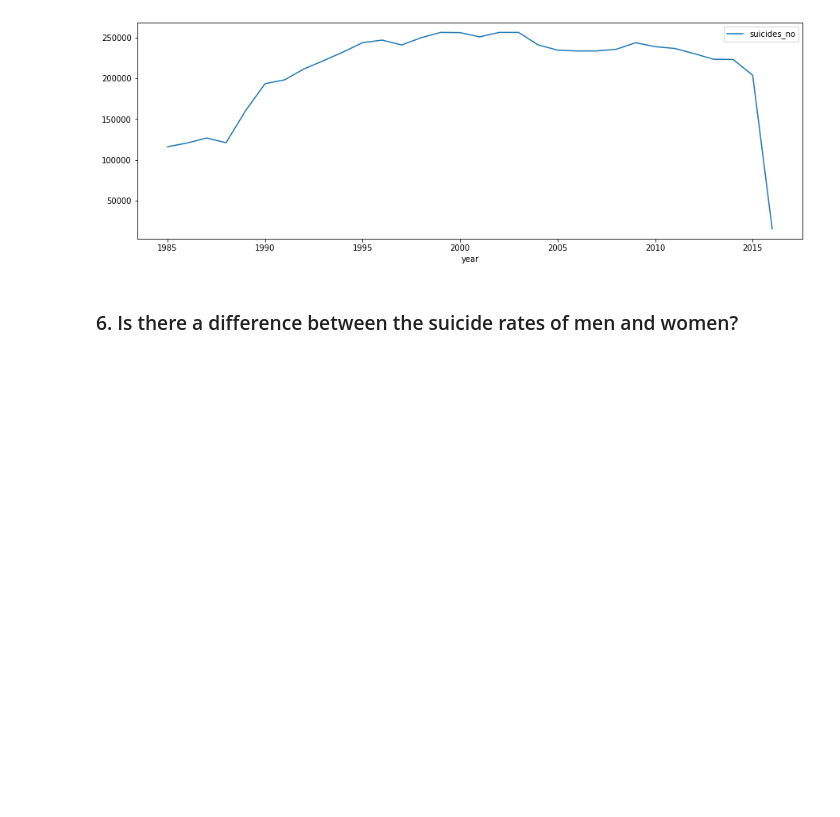
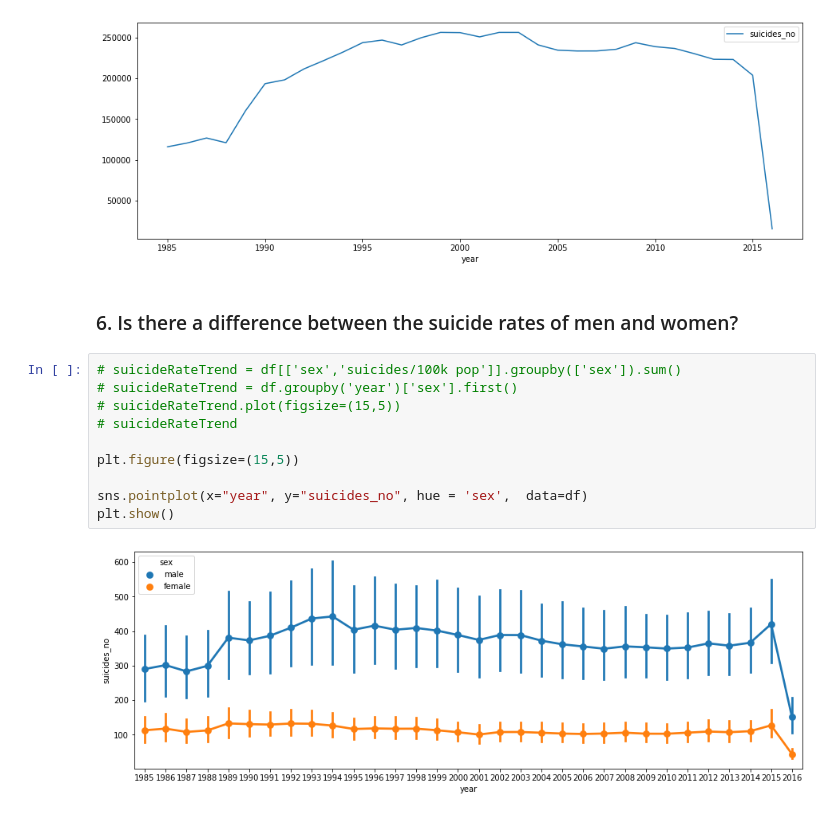
Before and after one commit to AlexHamn/suicide-rates-case-study, a Jupyter notebook: suicideRates.ipynb, the cells around one changed output. Saved outputs shown, nothing was run; the diff lists cells and outputs as text; blank space fills up the shorter version.

Commit message:
Suicide rate M vs F

```diff
--- a/suicideRates.ipynb
+++ b/suicideRates.ipynb
@@ -293,3 +293,15 @@ suicideRateTrend.plot(figsize=(15,5))
 [figure]
 # %% [markdown]
 ### 6. Is there a difference between the suicide rates of men and women?
+# %%
+# suicideRateTrend = df[['sex','suicides/100k pop']].groupby(['sex']).sum()
+# suicideRateTrend = df.groupby('year')['sex'].first()
+# suicideRateTrend.plot(figsize=(15,5))
+# suicideRateTrend
+
+plt.figure(figsize=(15,5))
+
+sns.pointplot(x="year", y="suicides_no", hue = 'sex',  data=df)
+plt.show()
+# %% [output]
+[figure, added]
```
